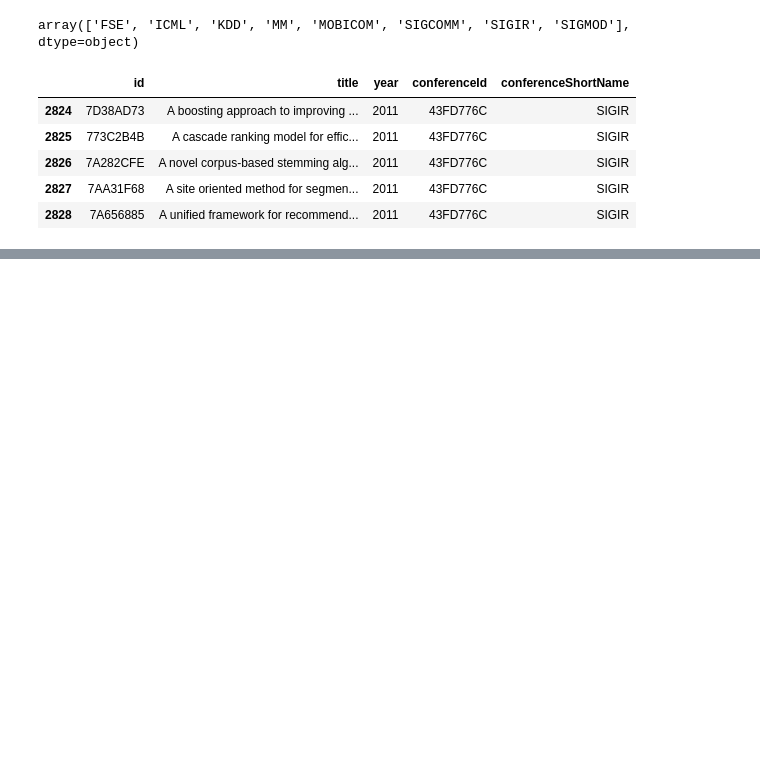
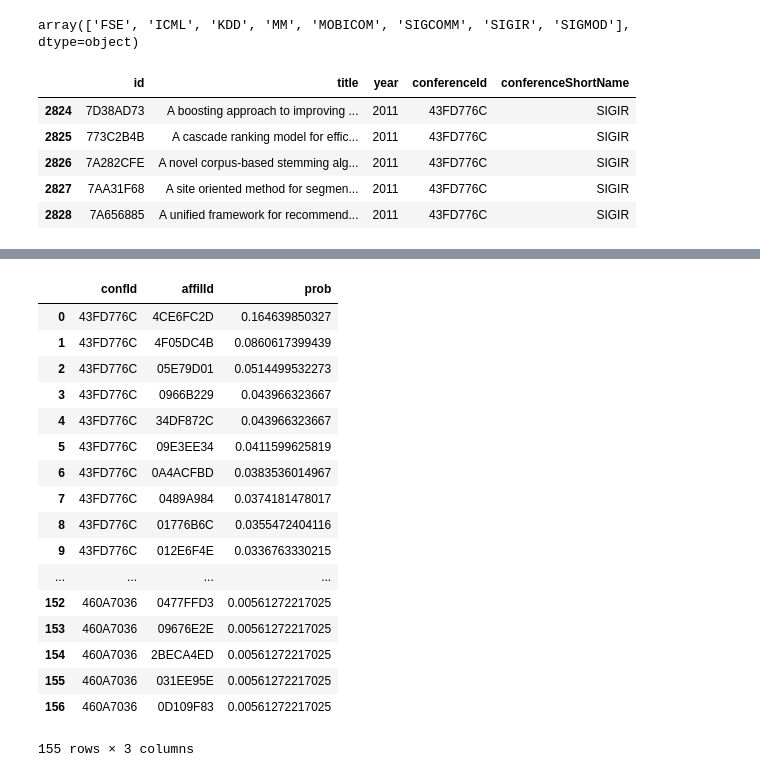
Before and after one commit to msisco/KDD_Cup_2016, a Jupyter notebook: KDD_2016_First_Entry.ipynb, the cells around one changed output, grey strips where cells are left out. Cells and saved outputs as stored; diff of their text form; code cells hidden in the pictures; blank space fills up the shorter version.

```diff
--- a/KDD_2016_First_Entry.ipynb
+++ b/KDD_2016_First_Entry.ipynb
@@ -353,4 +211,28 @@ sigcomWeight.remove([])
 submission1 = np.concatenate((sigirWeight,sigcomWeight,sigmodWeight),axis=0)
 # %%
 subdf = pd.DataFrame(submission1)
+# %%
+subdf.columns = ["confId","affilId","prob"]
+mask = subdf["affilId"].isin(affiliations["id"])
+result = subdf[mask]
+result
+# %% [output]
+|  | confId | affilId | prob |
+| 0 | 43FD776C | 4CE6FC2D | 0.164639850327 |
+| 1 | 43FD776C | 4F05DC4B | 0.0860617399439 |
+| 2 | 43FD776C | 05E79D01 | 0.0514499532273 |
+| 3 | 43FD776C | 0966B229 | 0.043966323667 |
+| 4 | 43FD776C | 34DF872C | 0.043966323667 |
+| 5 | 43FD776C | 09E3EE34 | 0.0411599625819 |
+| 6 | 43FD776C | 0A4ACFBD | 0.0383536014967 |
+| 7 | 43FD776C | 0489A984 | 0.0374181478017 |
+| 8 | 43FD776C | 01776B6C | 0.0355472404116 |
+| 9 | 43FD776C | 012E6F4E | 0.0336763330215 |
+| ... | ... | ... | ... |
+| 152 | 460A7036 | 0477FFD3 | 0.00561272217025 |
+| 153 | 460A7036 | 09676E2E | 0.00561272217025 |
+| 154 | 460A7036 | 2BECA4ED | 0.00561272217025 |
+| 155 | 460A7036 | 031EE95E | 0.00561272217025 |
+| 156 | 460A7036 | 0D109F83 | 0.00561272217025 |
+155 rows × 3 columns
 # %%
```
Also changed, not shown: parts of 54 cells of this notebook.
